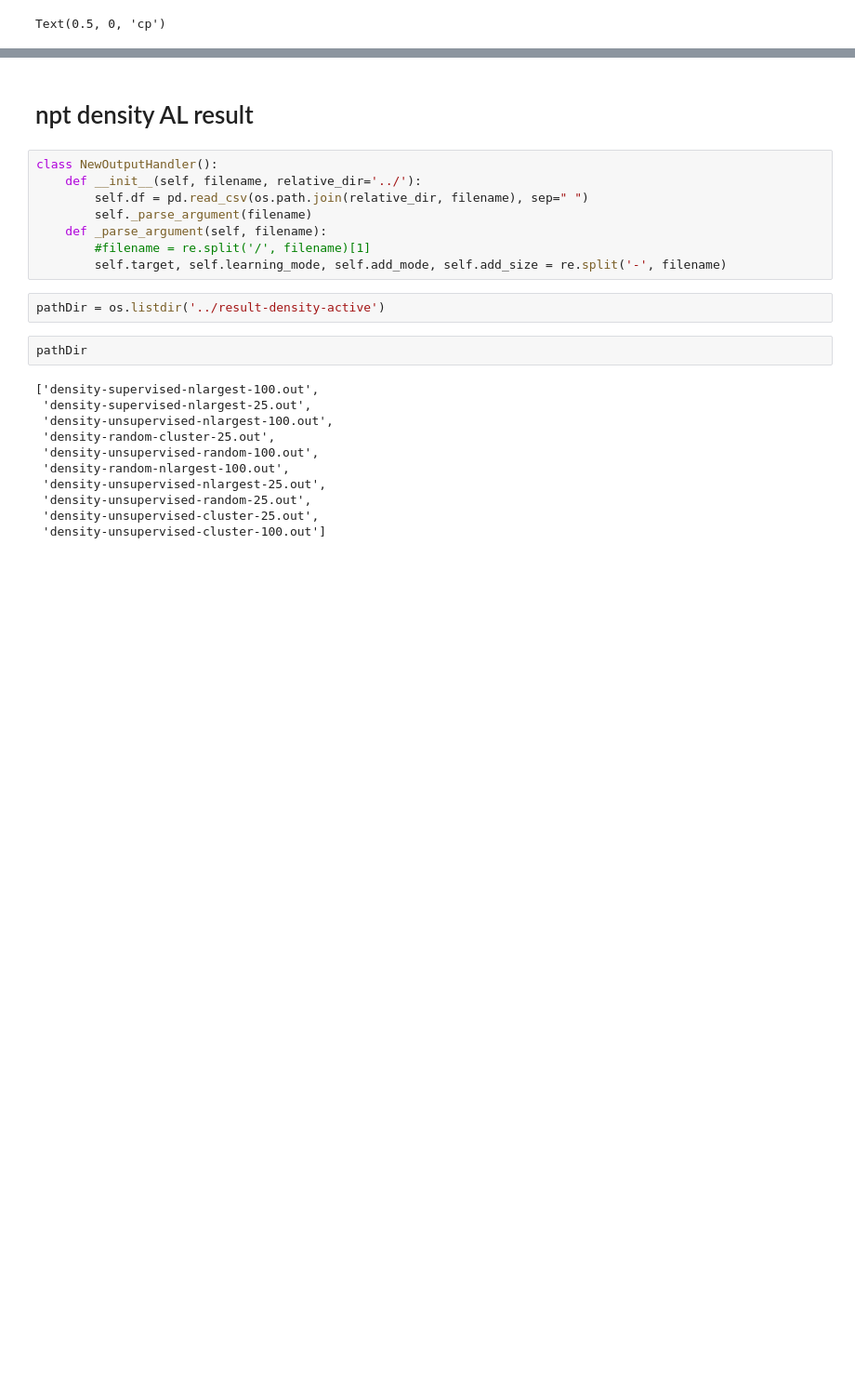
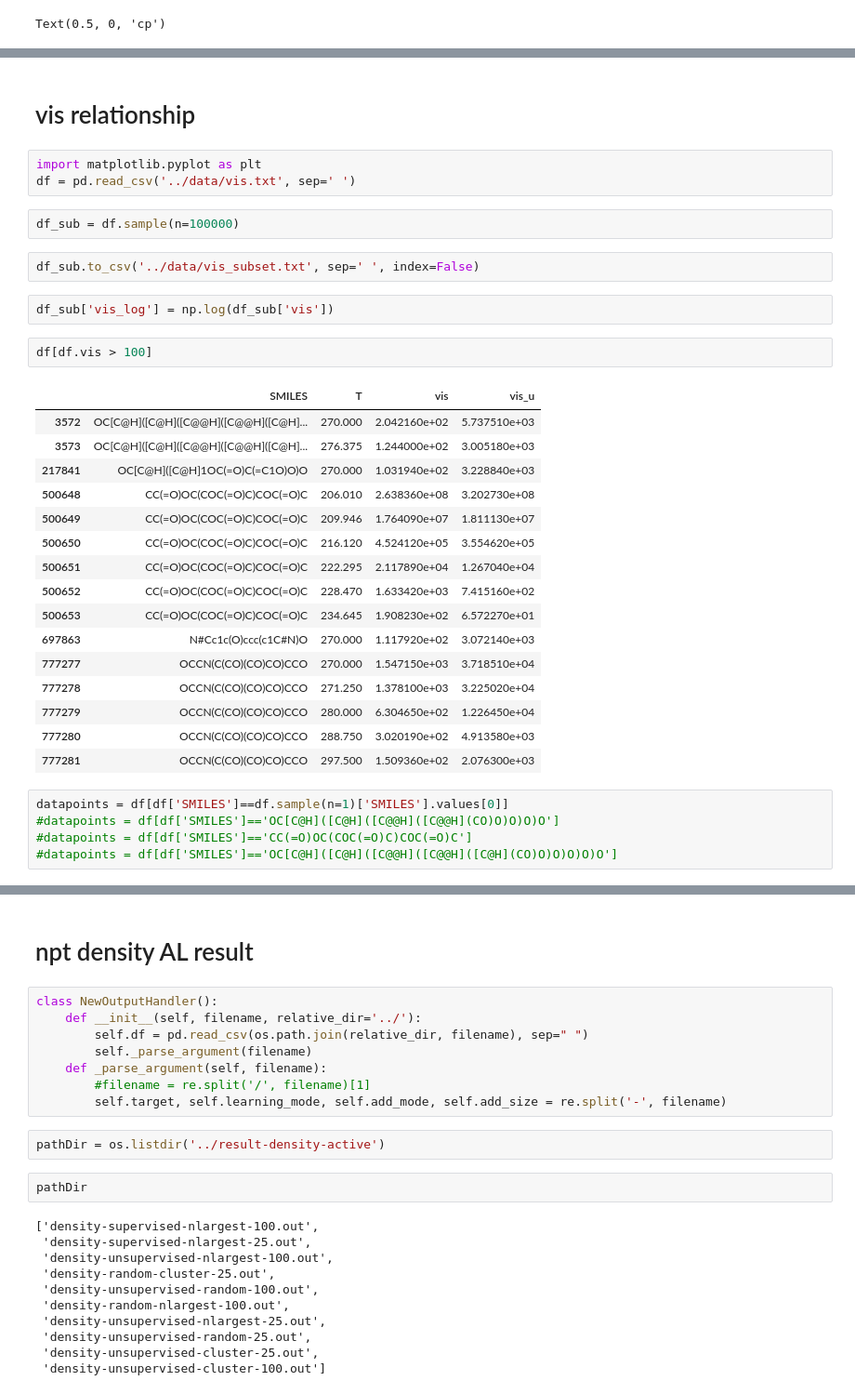
Before and after one commit to Xiangyan93/Molecular_ML, a Jupyter notebook: notebook/active learning method comparison.ipynb, the cells around one changed output, grey strips where cells are left out. Shown at 93% size. Saved outputs shown, nothing was run; the diff lists cells and outputs as text; blank space fills up the shorter version.

```diff
--- a/notebook/active learning method comparison.ipynb
+++ b/notebook/active learning method comparison.ipynb
@@ -535,0 +480,35 @@ array([[   1,    1,    1,    1,    1,    1,    1,    1],
+# %% [markdown]
+# vis relationship
+# %%
+import matplotlib.pyplot as plt
+df = pd.read_csv('../data/vis.txt', sep=' ')
+# %%
+df_sub = df.sample(n=100000)
+# %%
+df_sub.to_csv('../data/vis_subset.txt', sep=' ', index=False)
+# %%
+df_sub['vis_log'] = np.log(df_sub['vis'])
+# %%
+df[df.vis > 100]
+# %% [output]
+|  | SMILES | T | vis | vis_u |
+| 3572 | OC[C@H]([C@H]([C@@H]([C@@H]([C@H]... | 270.000 | 2.042160e+02 | 5.737510e+03 |
+| 3573 | OC[C@H]([C@H]([C@@H]([C@@H]([C@H]... | 276.375 | 1.244000e+02 | 3.005180e+03 |
+| 217841 | OC[C@H]([C@H]1OC(=O)C(=C1O)O)O | 270.000 | 1.031940e+02 | 3.228840e+03 |
+| 500648 | CC(=O)OC(COC(=O)C)COC(=O)C | 206.010 | 2.638360e+08 | 3.202730e+08 |
+| 500649 | CC(=O)OC(COC(=O)C)COC(=O)C | 209.946 | 1.764090e+07 | 1.811130e+07 |
+| 500650 | CC(=O)OC(COC(=O)C)COC(=O)C | 216.120 | 4.524120e+05 | 3.554620e+05 |
+| 500651 | CC(=O)OC(COC(=O)C)COC(=O)C | 222.295 | 2.117890e+04 | 1.267040e+04 |
+| 500652 | CC(=O)OC(COC(=O)C)COC(=O)C | 228.470 | 1.633420e+03 | 7.415160e+02 |
+| 500653 | CC(=O)OC(COC(=O)C)COC(=O)C | 234.645 | 1.908230e+02 | 6.572270e+01 |
+| 697863 | N#Cc1c(O)ccc(c1C#N)O | 270.000 | 1.117920e+02 | 3.072140e+03 |
+| 777277 | OCCN(C(CO)(CO)CO)CCO | 270.000 | 1.547150e+03 | 3.718510e+04 |
+| 777278 | OCCN(C(CO)(CO)CO)CCO | 271.250 | 1.378100e+03 | 3.225020e+04 |
+| 777279 | OCCN(C(CO)(CO)CO)CCO | 280.000 | 6.304650e+02 | 1.226450e+04 |
+| 777280 | OCCN(C(CO)(CO)CO)CCO | 288.750 | 3.020190e+02 | 4.913580e+03 |
+| 777281 | OCCN(C(CO)(CO)CO)CCO | 297.500 | 1.509360e+02 | 2.076300e+03 |
+# %%
+datapoints = df[df['SMILES']==df.sample(n=1)['SMILES'].values[0]]
+#datapoints = df[df['SMILES']=='OC[C@H]([C@H]([C@@H]([C@@H](CO)O)O)O)O']
+#datapoints = df[df['SMILES']=='CC(=O)OC(COC(=O)C)COC(=O)C']
+#datapoints = df[df['SMILES']=='OC[C@H]([C@H]([C@@H]([C@@H]([C@H](CO)O)O)O)O)O']
```
Also changed, not shown: parts of 9 cells of this notebook, 4 other files.
